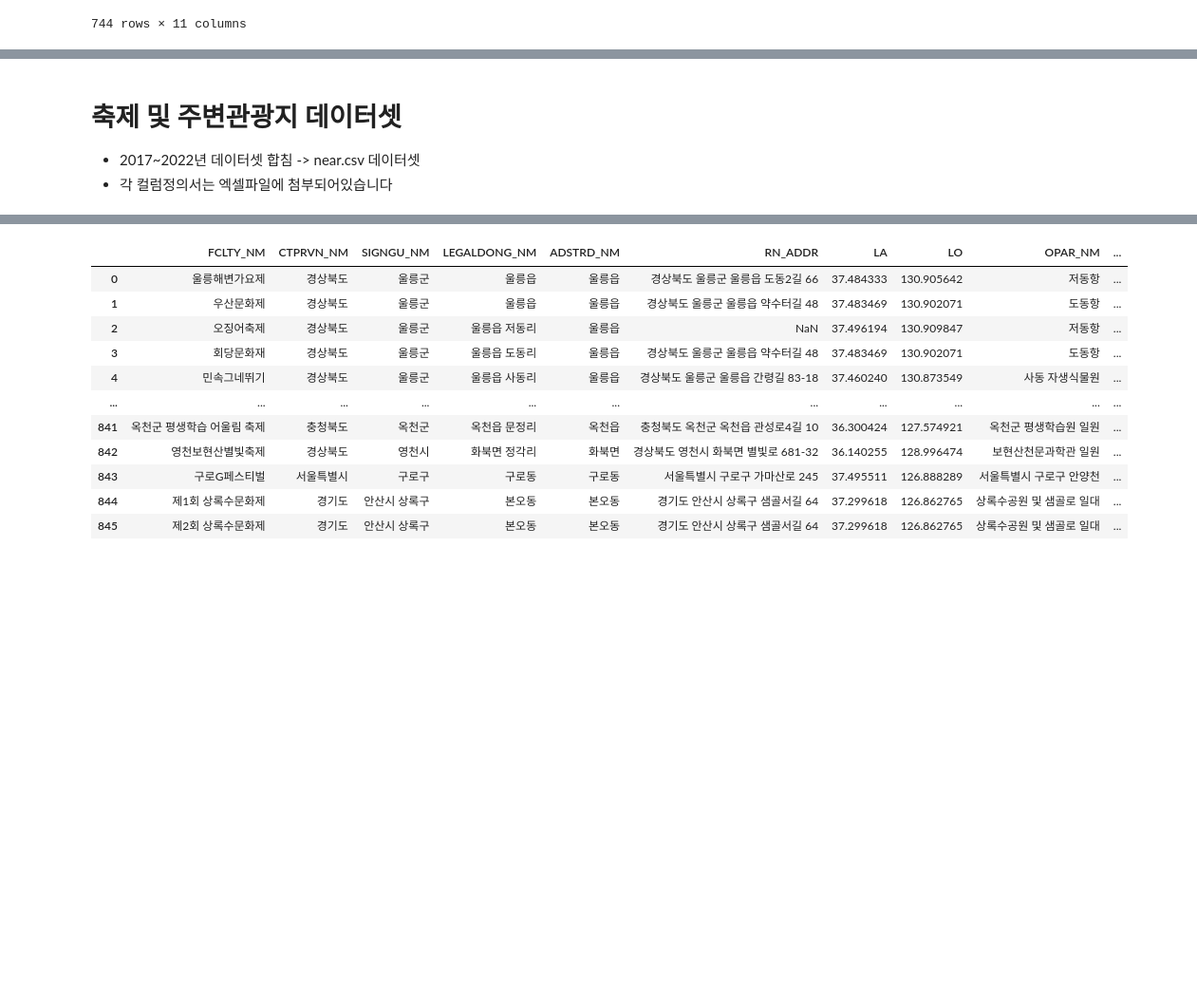
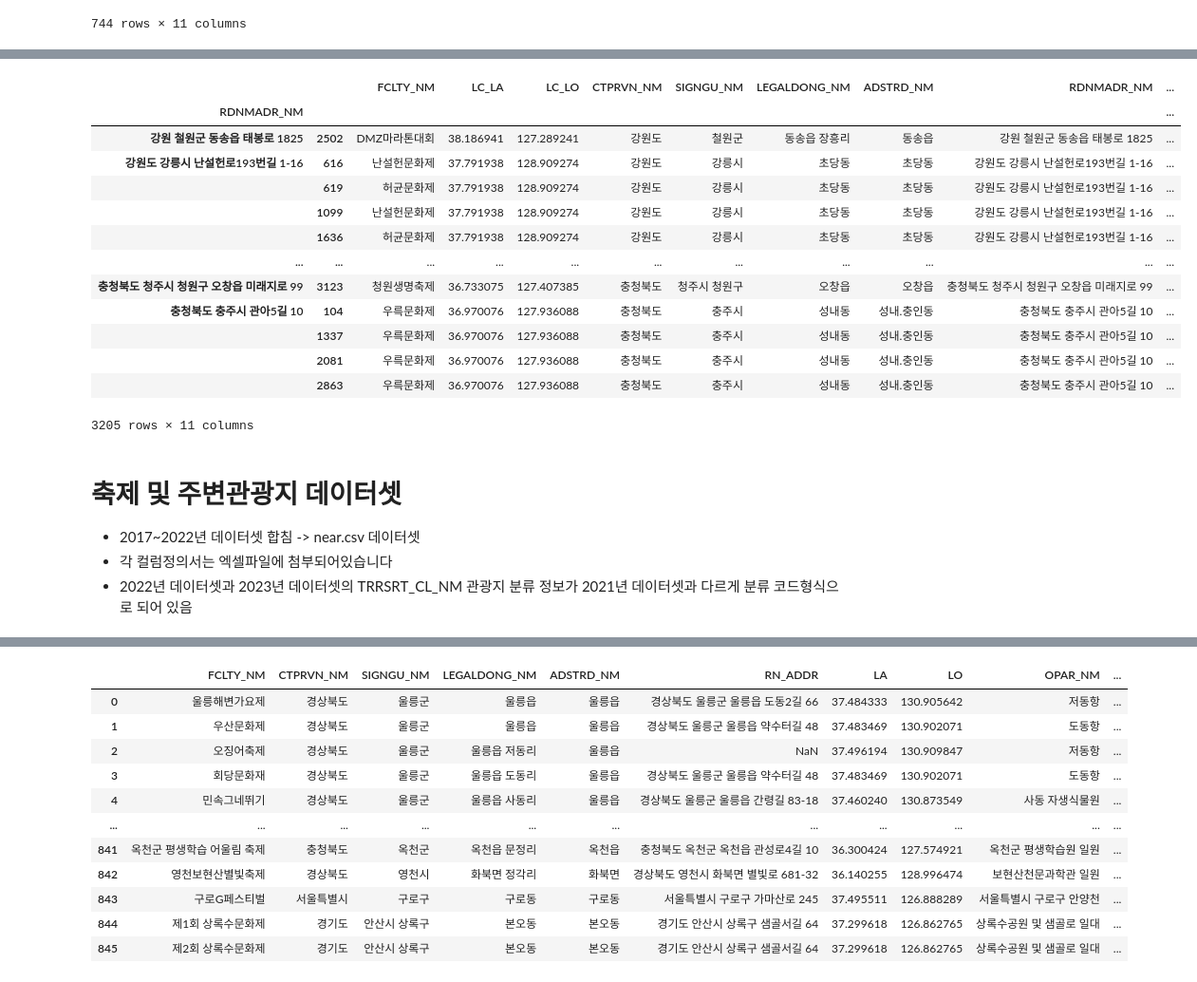
Before and after one commit to meshob2002/festival_preprocessing, a Jupyter notebook: dataset.ipynb, the cells around one changed output, grey strips where cells are left out. Shown at 95% size. Cells and saved outputs as stored; diff of their text form; code cells hidden in the pictures; blank space fills up the shorter version.

```diff
--- a/dataset.ipynb
+++ b/dataset.ipynb
@@ -249,10 +249,31 @@ trend4
 trend_concat = pd.concat([trend1, trend2, trend3, trend4]).reset_index(drop=True)
 #트렌드 데이터셋의 경우 중복되는 값 처리필요 ex(흥부제가 2018,2019,2020 나뉘어져있음 + 2018축제이름2019축제이름2020축제이름 이러한 데이터셋도 처리 필요)
 trend_concat.to_csv('trend.csv',index=False)
+# %%
+# FCLTY_NM 중복값을 시기별로 다른 데이터셋을 다른 축제로 바라볼지 아니면 같은 축제로 보고 데이터값을 처리할지 고민,
+# 같은 축제로 볼시 Time의 최소값에서 최대값 사이로 변경 후 처리를 할지 고민
+#
+trend_concat.groupby("RDNMADR_NM", group_keys=True).apply(lambda x: x)
+# %% [output]
+|  |  | FCLTY_NM | LC_LA | LC_LO | CTPRVN_NM | SIGNGU_NM | LEGALDONG_NM | ADSTRD_NM | RDNMADR_NM | ... |
+| RDNMADR_NM |  |  |  |  |  |  |  |  |  | ... |
+| 강원 철원군 동송읍 태봉로 1825 | 2502 | DMZ마라톤대회 | 38.186941 | 127.289241 | 강원도 | 철원군 | 동송읍 장흥리 | 동송읍 | 강원 철원군 동송읍 태봉로 1825 | ... |
+| 강원도 강릉시 난설헌로193번길 1-16 | 616 | 난설헌문화제 | 37.791938 | 128.909274 | 강원도 | 강릉시 | 초당동 | 초당동 | 강원도 강릉시 난설헌로193번길 1-16 | ... |
+|  | 619 | 허균문화제 | 37.791938 | 128.909274 | 강원도 | 강릉시 | 초당동 | 초당동 | 강원도 강릉시 난설헌로193번길 1-16 | ... |
+|  | 1099 | 난설헌문화제 | 37.791938 | 128.909274 | 강원도 | 강릉시 | 초당동 | 초당동 | 강원도 강릉시 난설헌로193번길 1-16 | ... |
+|  | 1636 | 허균문화제 | 37.791938 | 128.909274 | 강원도 | 강릉시 | 초당동 | 초당동 | 강원도 강릉시 난설헌로193번길 1-16 | ... |
+| ... | ... | ... | ... | ... | ... | ... | ... | ... | ... | ... |
+| 충청북도 청주시 청원구 오창읍 미래지로 99 | 3123 | 청원생명축제 | 36.733075 | 127.407385 | 충청북도 | 청주시 청원구 | 오창읍 | 오창읍 | 충청북도 청주시 청원구 오창읍 미래지로 99 | ... |
+| 충청북도 충주시 관아5길 10 | 104 | 우륵문화제 | 36.970076 | 127.936088 | 충청북도 | 충주시 | 성내동 | 성내.충인동 | 충청북도 충주시 관아5길 10 | ... |
+|  | 1337 | 우륵문화제 | 36.970076 | 127.936088 | 충청북도 | 충주시 | 성내동 | 성내.충인동 | 충청북도 충주시 관아5길 10 | ... |
+|  | 2081 | 우륵문화제 | 36.970076 | 127.936088 | 충청북도 | 충주시 | 성내동 | 성내.충인동 | 충청북도 충주시 관아5길 10 | ... |
+|  | 2863 | 우륵문화제 | 36.970076 | 127.936088 | 충청북도 | 충주시 | 성내동 | 성내.충인동 | 충청북도 충주시 관아5길 10 | ... |
+3205 rows × 11 columns
 # %% [markdown]
 # 축제 및 주변관광지 데이터셋
   - 2017~2022년 데이터셋 합침 -> near.csv 데이터셋
   - 각 컬럼정의서는 엑셀파일에 첨부되어있습니다
+  - 2022년 데이터셋과 2023년 데이터셋의 TRRSRT_CL_NM 관광지 분류 정보가 2021년 데이터셋과 다르게 분류 코드형식으로 되어 있음
 # %%
 near1 = pd.read_csv('KC_CLTUR_FSTVL_NEARBY_TURSM_INFO_2020.csv')
 near1 = near1[['FCLTY_NM','CTPRVN_NM','SIGNGU_NM','LEGALDONG_NM','ADSTRD_NM','RN_ADDR','LA','LO','OPAR_NM','FSTVL_BEGIN_DE','FSTVL_END_DE','FSTV_CN','RELATE_INFO_CN','TRRSRT_POI_NM','TRRSRT_CL_NM','TRRSRT_LA','TRRSRT_LO']]
```
Also changed, not shown: parts of 5 cells of this notebook, 3 other files.
